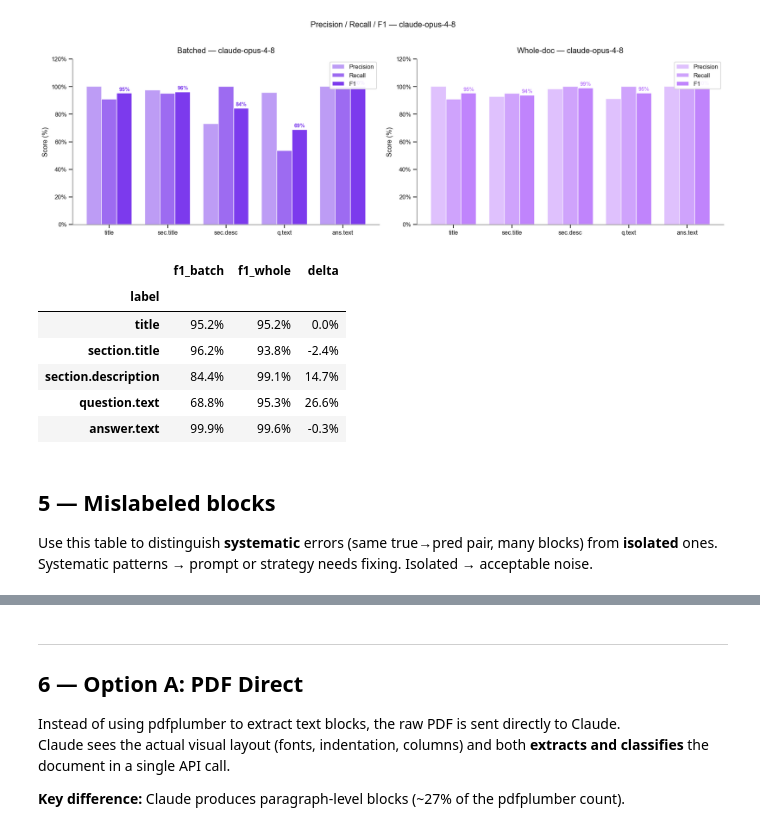
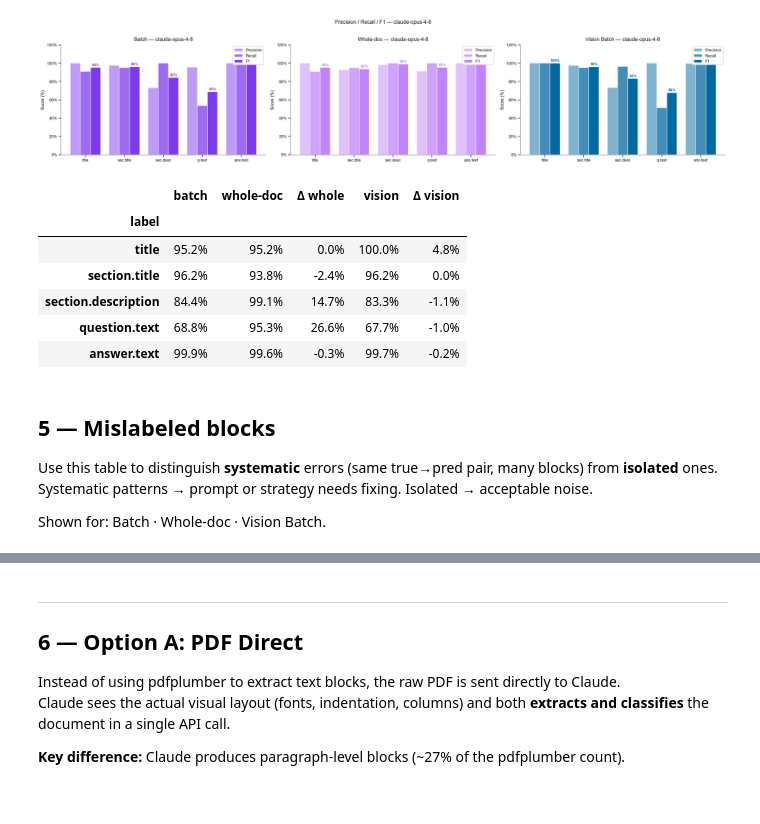
Before and after one commit to fairdataihub/dmpbridge, a Jupyter notebook: notebooks/006_claude-opus-4-8.ipynb, the cells around one changed output, grey strips where cells are left out. Saved outputs shown, nothing was run; the diff lists cells and outputs as text; code cells hidden in the pictures; blank space fills up the shorter version.

```diff
--- a/notebooks/006_claude-opus-4-8.ipynb
+++ b/notebooks/006_claude-opus-4-8.ipynb
@@ -30,9 +32,11 @@ MODEL_DISPLAY = "claude-opus-4-8"
 COLOR_BATCH   = "#7c3aed"   # purple
 COLOR_WHOLE   = "#c084fc"   # light purple
 COLOR_PDF     = "#059669"   # green
+COLOR_VISION  = "#0369a1"   # blue
 CMAP_BATCH    = "Purples"
 CMAP_WHOLE    = "RdPu"
 CMAP_PDF      = "Greens"
+CMAP_VISION   = "Blues"
 # %%
 from dmpbridge.evaluation.evaluate import (
     extract_gold, evaluate_sample, match,
@@ -57,13 +61,14 @@ plt.rcParams.update({
     "figure.dpi":120,
 })
 
-# File tags: sampleN_{tag}.json
 df_b, conf_b, errs_b = load_method(f"{MODEL_NAME}_batch")
 df_w, conf_w, errs_w = load_method(f"{MODEL_NAME}_whole_doc")
 df_p, conf_p, errs_p = load_method(f"{MODEL_NAME}_pdf")
+df_v, conf_v, errs_v = load_method(f"{MODEL_NAME}_vision")
 
 WHOLEDOC_AVAILABLE = df_w is not None and not df_w.empty
 PDF_AVAILABLE      = df_p is not None and not df_p.empty
+VISION_AVAILABLE   = df_v is not None and not df_v.empty
 
 tc_b, tn_b = int(df_b["correct"].sum()), int(df_b["total"].sum())
 print(f"Batch      ({MODEL_NAME}_batch)     : {tc_b}/{tn_b} ({tc_b/tn_b*100:.1f}%)")
@@ -71,12 +76,17 @@ if WHOLEDOC_AVAILABLE:
     tc_w, tn_w = int(df_w["correct"].sum()), int(df_w["total"].sum())
     print(f"Whole-doc  ({MODEL_NAME}_whole_doc) : {tc_w}/{tn_w} ({tc_w/tn_w*100:.1f}%)")
 else:
-    print(f"Whole-doc  : not available — run: dmpbridge-wholedoc --provider anthropic --model {MODEL_DISPLAY}")
+    print(f"Whole-doc  : not available")
 if PDF_AVAILABLE:
     tc_p, tn_p = int(df_p["correct"].sum()), int(df_p["total"].sum())
     print(f"PDF-direct ({MODEL_NAME}_pdf)       : {tc_p}/{tn_p} ({tc_p/tn_p*100:.1f}%)  [{tn_p} blocks vs {tn_b} pdfplumber]")
 else:
     print(f"PDF-direct : not available — run: dmpbridge-pdf --model {MODEL_DISPLAY}")
+if VISION_AVAILABLE:
+    tc_v, tn_v = int(df_v["correct"].sum()), int(df_v["total"].sum())
+    print(f"Vision     ({MODEL_NAME}_vision)    : {tc_v}/{tn_v} ({tc_v/tn_v*100:.1f}%)")
+else:
+    print(f"Vision     : not available — run: dmpbridge-experiment experiments/claude-opus-4-8-vision.yaml")
 # %% [output]
 Batch      (claude-opus-4-8_batch)     : 703/741 (94.9%)
 Whole-doc  (claude-opus-4-8_whole_doc) : 718/741 (96.9%)
@@ -286,56 +286,64 @@ The delta table at the bottom shows per-label gain from whole-doc context — th
 # %%
 df_f1_b = compute_f1_rows(conf_b)
 
+f1_panels = [(df_f1_b, COLOR_BATCH, f"Batch — {MODEL_NAME}")]
 if WHOLEDOC_AVAILABLE:
     df_f1_w = compute_f1_rows(conf_w)
-    fig, axes = plt.subplots(1, 2, figsize=(16, 5))
-    panels = [(axes[0], df_f1_b, COLOR_BATCH, f"Batched — {MODEL_NAME}"),
-              (axes[1], df_f1_w, COLOR_WHOLE, f"Whole-doc — {MODEL_NAME}")]
-else:
-    fig, axes = plt.subplots(1, 1, figsize=(10, 5))
-    panels = [(axes, df_f1_b, COLOR_BATCH, f"Batched — {MODEL_NAME}")]
+    f1_panels.append((df_f1_w, COLOR_WHOLE, f"Whole-doc — {MODEL_NAME}"))
+if VISION_AVAILABLE:
+    df_f1_v2 = compute_f1_rows(conf_v)
+    f1_panels.append((df_f1_v2, COLOR_VISION, f"Vision Batch — {MODEL_NAME}"))
 
-for ax, df_f1, color, title in panels:
-    xi, w = range(len(LABELS)), 0.26
-    ax.bar([i - w for i in xi], df_f1["precision"]*100, width=w, label="Precision",
-           color=color, alpha=0.5, edgecolor="white")
-    ax.bar([i     for i in xi], df_f1["recall"]*100,    width=w, label="Recall",
-           color=color, alpha=0.75, edgecolor="white")
-    bars = ax.bar([i + w for i in xi], df_f1["f1"]*100, width=w, label="F1",
-                  color=color, edgecolor="white")
+n_p = len(f1_panels)
+fig, axes = plt.subplots(1, n_p, figsize=(8 * n_p, 5))
+if n_p == 1: axes = [axes]
+
+for ax, (df_f1, color, title) in zip(axes, f1_panels):
+    xi, bw = range(len(LABELS)), 0.26
+    ax.bar([i - bw for i in xi], df_f1["precision"]*100, width=bw,
+           label="Precision", color=color, alpha=0.5, edgecolor="white")
+    ax.bar([i      for i in xi], df_f1["recall"]*100,    width=bw,
+           label="Recall",    color=color, alpha=0.75, edgecolor="white")
+    bars = ax.bar([i + bw for i in xi], df_f1["f1"]*100, width=bw,
+                  label="F1", color=color, edgecolor="white")
     for bar, row in zip(bars, df_f1.itertuples()):
         ax.text(bar.get_x()+bar.get_width()/2, bar.get_height()+0.8,
                 f"{row.f1*100:.0f}%", ha="center", va="bottom",
                 fontsize=9, fontweight="bold", color=color)
     ax.set_xticks(list(xi)); ax.set_xticklabels(SHORT, fontsize=10)
-    ax.set_ylim(0, 120); ax.set_ylabel("Score (%)")
-    ax.set_title(title, pad=10)
+    ax.set_ylim(0, 120); ax.set_ylabel("Score (%)"); ax.set_title(title, pad=10)
     ax.yaxis.set_major_formatter(mticker.FuncFormatter(lambda v, _: f"{v:.0f}%"))
-    ax.legend(loc="upper right", framealpha=0.9)
-    sns.despine(ax=ax)
+    ax.legend(loc="upper right", framealpha=0.9); sns.despine(ax=ax)
 
 plt.suptitle(f"Precision / Recall / F1 — {MODEL_NAME}", fontsize=13, y=1.02)
 plt.tight_layout(); plt.show()
 
+# ── Delta table vs batch ──────────────────────────────────────────────────
+delta_df = df_f1_b.set_index("label")[["f1"]].rename(columns={"f1":"batch"})
 if WHOLEDOC_AVAILABLE:
-    comb = df_f1_b.set_index("label")[["f1"]].rename(columns={"f1":"f1_batch"}).join(
-           df_f1_w.set_index("label")[["f1"]].rename(columns={"f1":"f1_whole"}))
-    comb["delta"] = comb["f1_whole"] - comb["f1_batch"]
-    display(comb.style.format("{:.1%}").background_gradient(subset=["f1_batch","f1_whole"], cmap="Blues"))
+    delta_df["whole-doc"] = df_f1_w.set_index("label")["f1"].values
+    delta_df["Δ whole"]   = delta_df["whole-doc"] - delta_df["batch"]
+if VISION_AVAILABLE:
+    delta_df["vision"]    = df_f1_v2.set_index("label")["f1"].values
+    delta_df["Δ vision"]  = delta_df["vision"] - delta_df["batch"]
+display(delta_df.style.format("{:.1%}").background_gradient(
+    subset=[c for c in delta_df.columns if not c.startswith("Δ")], cmap="Blues"))
 # %% [output]
-[figure, old version]
+[figure, new version]
-|  | f1_batch | f1_whole | delta |
-| label |  |  |  |
-| title | 95.2% | 95.2% | 0.0% |
-| section.title | 96.2% | 93.8% | -2.4% |
-| section.description | 84.4% | 99.1% | 14.7% |
-| question.text | 68.8% | 95.3% | 26.6% |
-| answer.text | 99.9% | 99.6% | -0.3% |
+|  | batch | whole-doc | Δ whole | vision | Δ vision |
+| label |  |  |  |  |  |
+| title | 95.2% | 95.2% | 0.0% | 100.0% | 4.8% |
+| section.title | 96.2% | 93.8% | -2.4% | 96.2% | 0.0% |
+| section.description | 84.4% | 99.1% | 14.7% | 83.3% | -1.1% |
+| question.text | 68.8% | 95.3% | 26.6% | 67.7% | -1.0% |
+| answer.text | 99.9% | 99.6% | -0.3% | 99.7% | -0.2% |
 # %% [markdown]
 ## 5 — Mislabeled blocks
 
 Use this table to distinguish **systematic** errors (same true→pred pair, many blocks) from **isolated** ones.
 Systematic patterns → prompt or strategy needs fixing. Isolated → acceptable noise.
+
+Shown for: Batch · Whole-doc · Vision Batch.
 # %%
 def error_breakdown(df_err, label):
     print(f"  {label}: {len(df_err)} mislabeled blocks")
```
Also changed, not shown: parts of 19 cells of this notebook, 4 other files.
